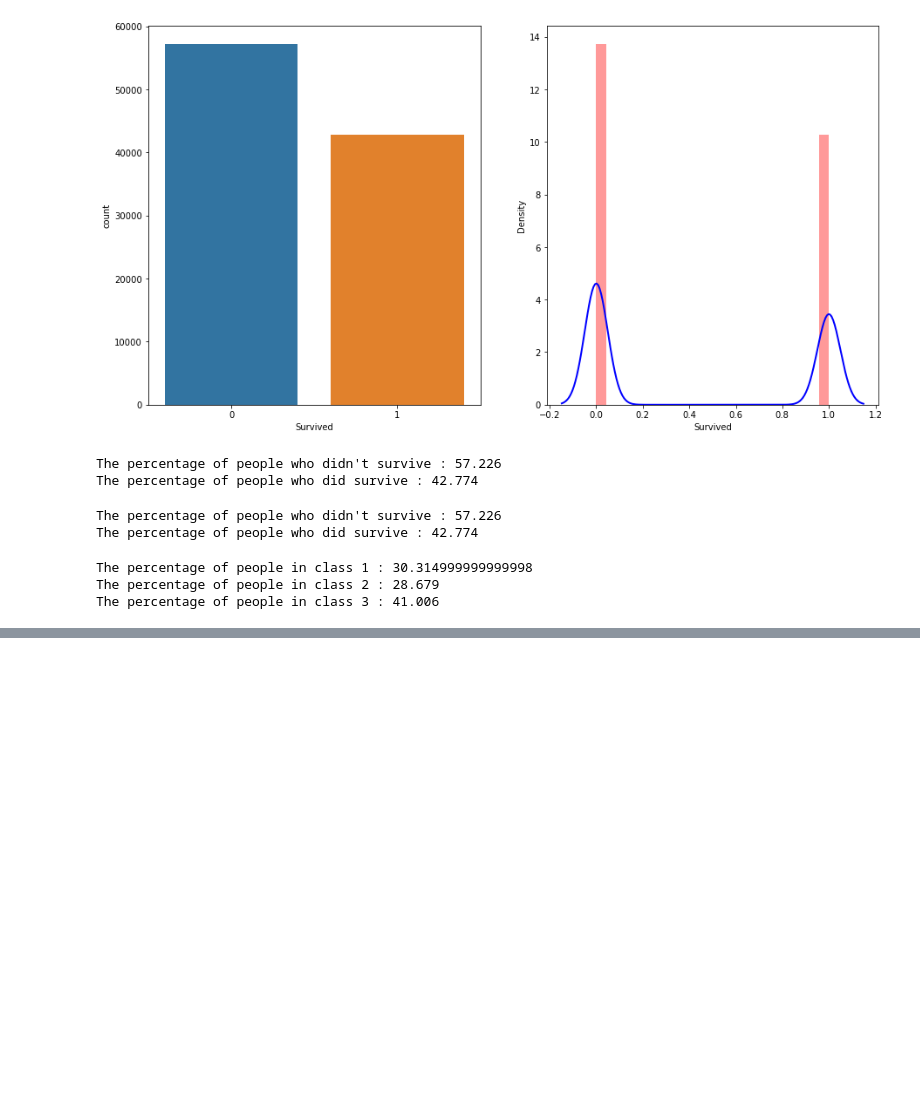
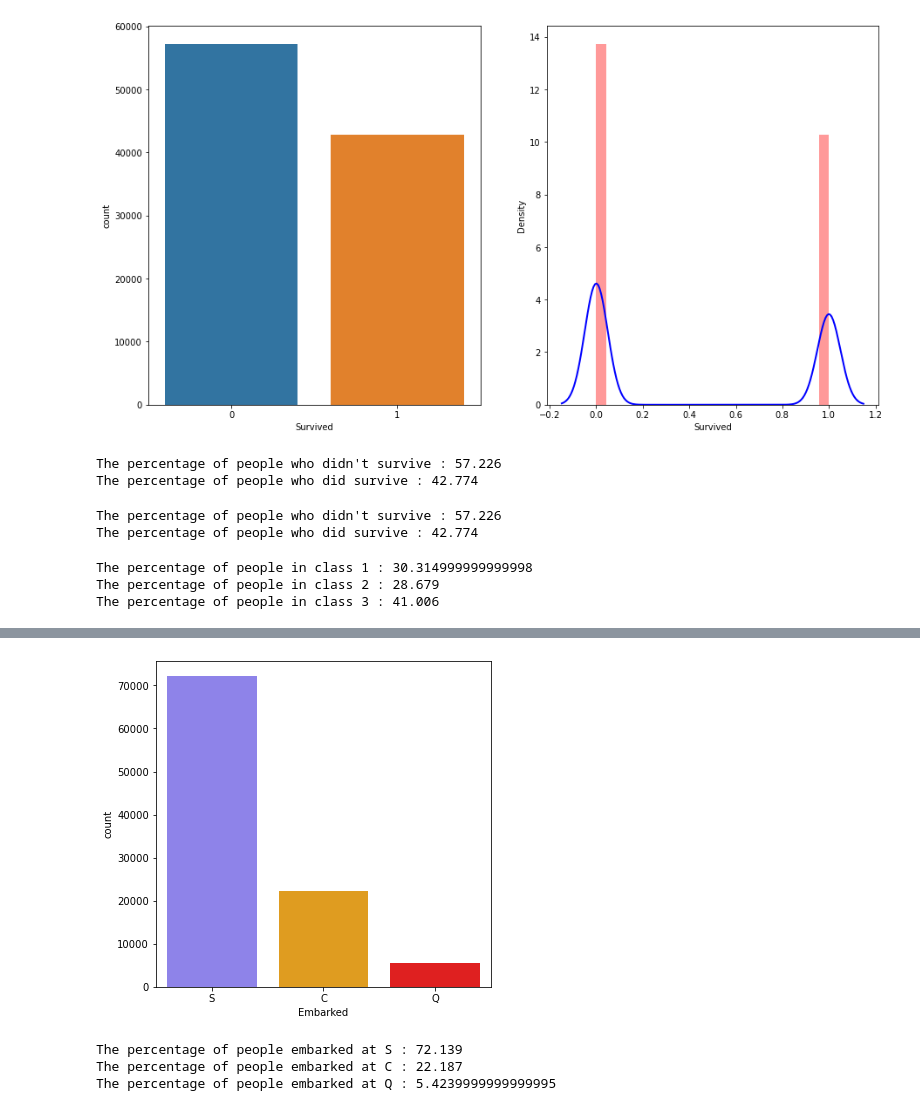
Before and after one commit to aditishraq/Kaggle-Tabular-Playground, a Jupyter notebook: Untitled.ipynb, the cells around one changed output, grey strips where cells are left out. Cells and saved outputs as stored; diff of their text form; code cells hidden in the pictures; blank space fills up the shorter version.

```diff
--- a/Untitled.ipynb
+++ b/Untitled.ipynb
@@ -187,0 +219,15 @@ The percentage of people in class 3 : 41.006
+# %%
+fig = plt.figure(figsize=(6,6))
+sns.set_palette(["#8072fa","orange","Red"])
+ax = sns.countplot(x="Embarked",data=train)
+plt.show()
+# %% [output]
+[figure, added]
+# %%
+print("The percentage of people embarked at S :",((train['Embarked'] == "S").sum() / train.shape[0]) * 100)
+print("The percentage of people embarked at C :",((train['Embarked'] == "C").sum() / train.shape[0]) * 100)
+print("The percentage of people embarked at Q :",((train['Embarked'] == "Q").sum() / train.shape[0]) * 100)
+# %% [output]
+The percentage of people embarked at S : 72.139
+The percentage of people embarked at C : 22.187
+The percentage of people embarked at Q : 5.4239999999999995
```
Also changed, not shown: parts of 18 cells of this notebook, 1 other file.
